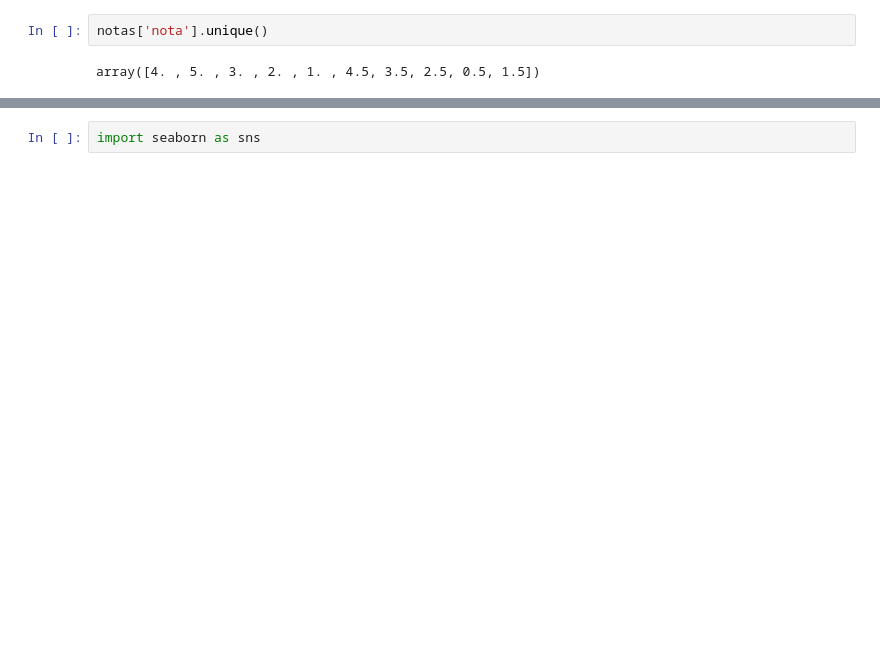
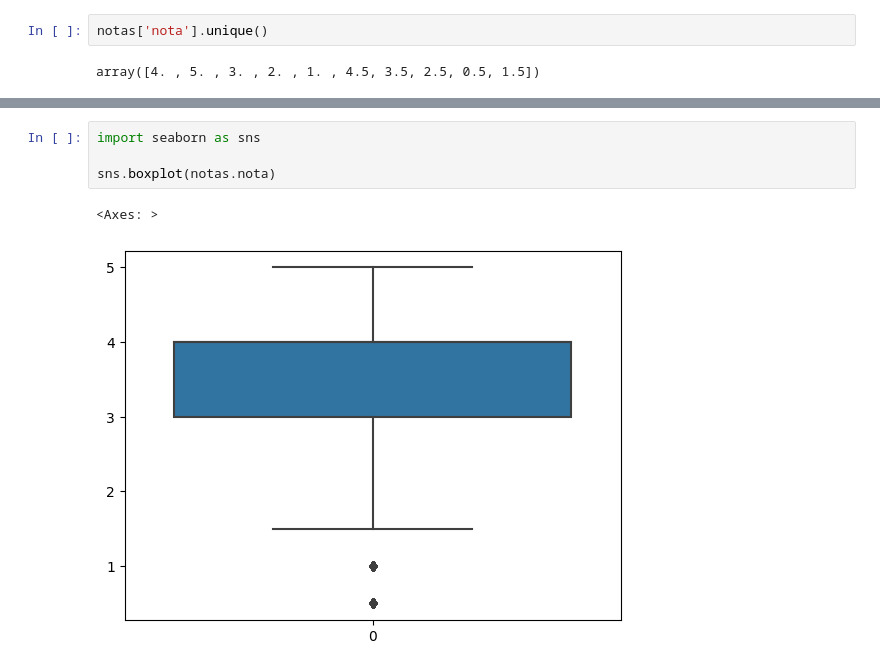
Before and after one commit to renatamontanhana/analise_de_dados_filmes, a Jupyter notebook: intro_a_data_science.ipynb, the cells around one changed output, grey strips where cells are left out. Drawn from its saved outputs; the diff is of its cells as text; blank space fills up the shorter version.

```diff
--- a/intro_a_data_science.ipynb
+++ b/intro_a_data_science.ipynb
@@ -74,3 +80,8 @@ max           5.000000
 Name: nota, dtype: float64
 # %%
 import seaborn as sns
+
+sns.boxplot(notas.nota)
+# %% [output]
+<Axes: >
+[figure, added]
```
Also changed, not shown: parts of 22 cells of this notebook.
